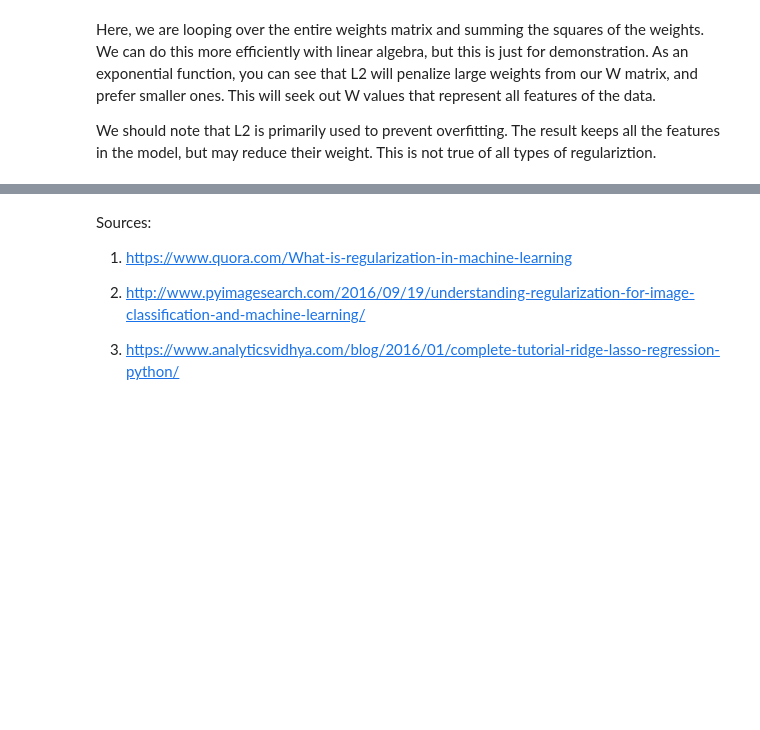
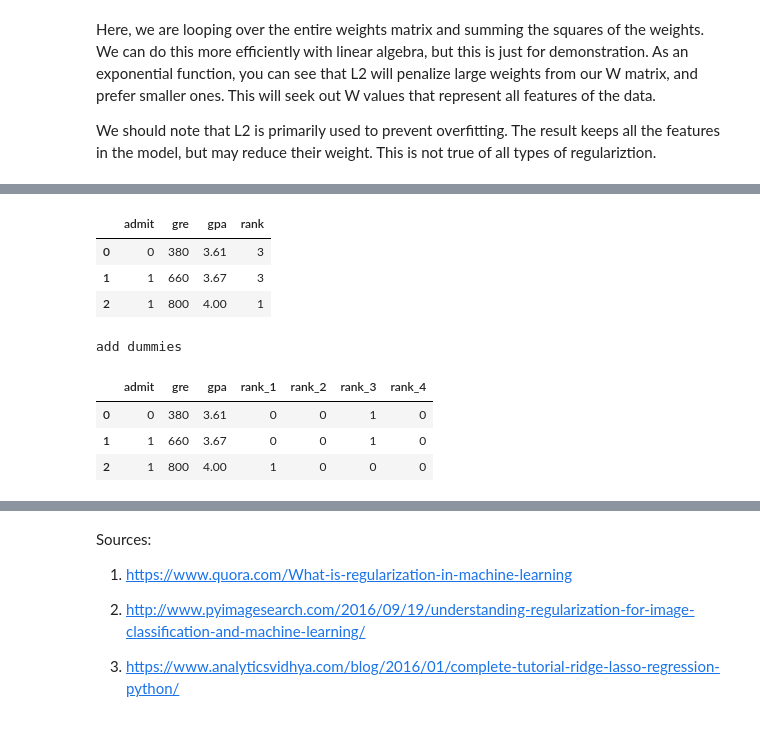
Before and after one commit to momonala/programming-notes, a Jupyter notebook: Regularization.ipynb, the cells around one changed output, grey strips where cells are left out. Drawn from its saved outputs; the diff is of its cells as text; code cells hidden in the pictures; blank space fills up the shorter version.

```diff
--- a/Regularization.ipynb
+++ b/Regularization.ipynb
@@ -132,0 +131,24 @@ In practice, regularization has the following work flow:
+# %%
+import pandas as pd
+
+data = pd.read_csv("https://stats.idre.ucla.edu/stat/data/binary.csv")
+data.head(3)
+# %% [output]
+|  | admit | gre | gpa | rank |
+| 0 | 0 | 380 | 3.61 | 3 |
+| 1 | 1 | 660 | 3.67 | 3 |
+| 2 | 1 | 800 | 4.00 | 1 |
+# %%
+#create dummy variables (categorical) for logistic regression
+#add to original dataframe
+dummy_ranks = pd.get_dummies(data['rank'], prefix='rank')
+cols_to_keep = ['admit', 'gre', 'gpa']
+df = data[cols_to_keep].join(dummy_ranks)
+print "add dummies"
+df.head(3)
+# %% [output]
+add dummies
+|  | admit | gre | gpa | rank_1 | rank_2 | rank_3 | rank_4 |
+| 0 | 0 | 380 | 3.61 | 0 | 0 | 1 | 0 |
+| 1 | 1 | 660 | 3.67 | 0 | 0 | 1 | 0 |
+| 2 | 1 | 800 | 4.00 | 1 | 0 | 0 | 0 |
```
Also changed, not shown: parts of 8 cells of this notebook.
